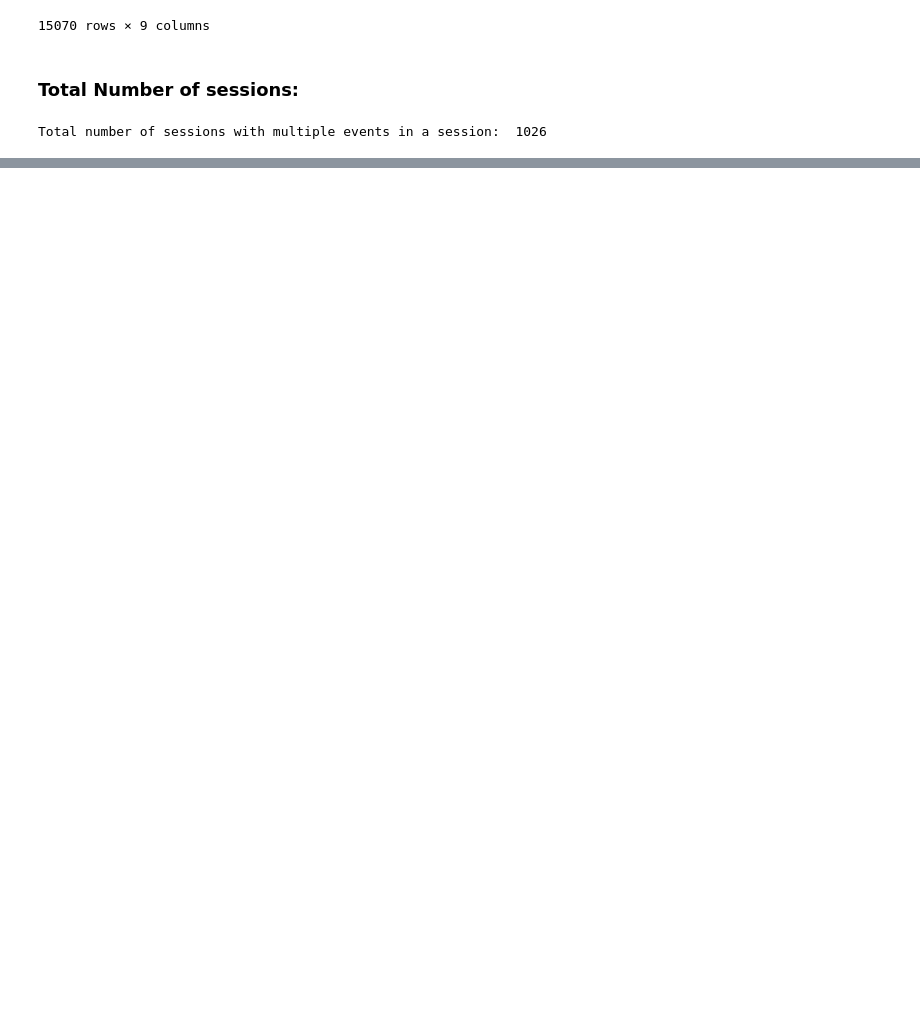
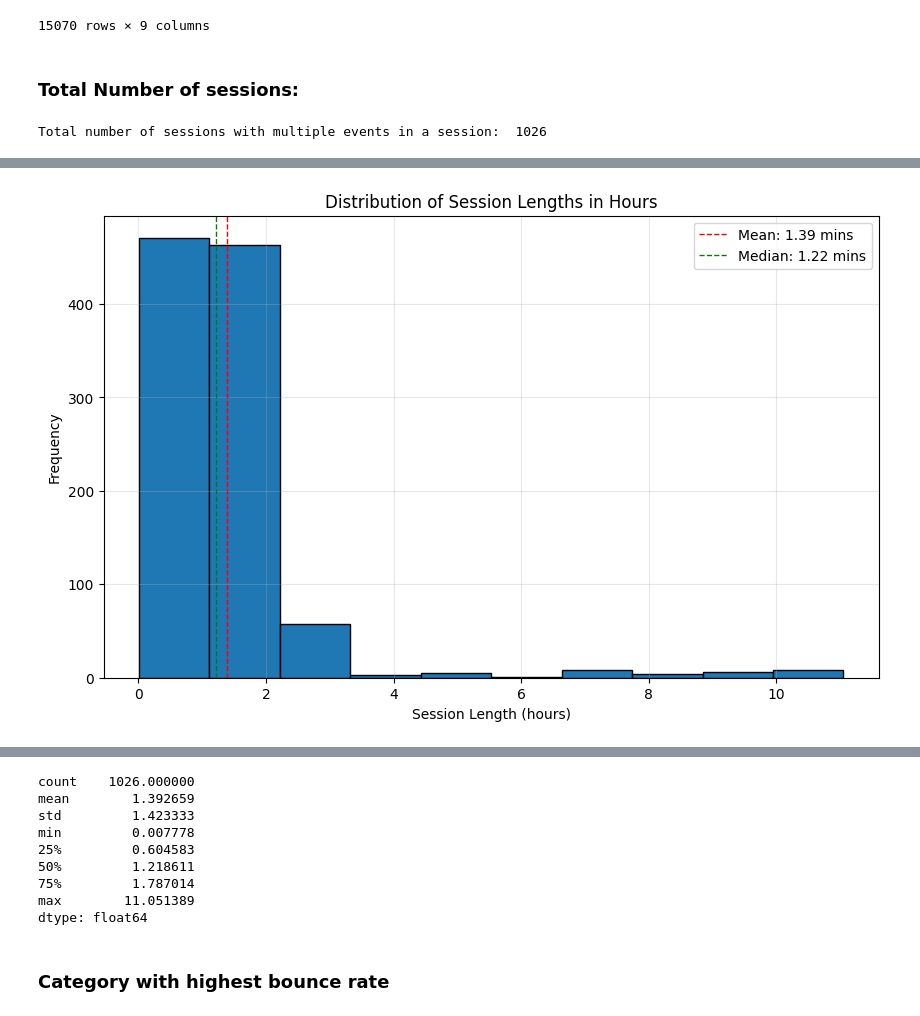
Before and after one commit to Charles-1994/recommender_system_BE, a Jupyter notebook: v2_data_exploration.ipynb, the cells around one changed output, grey strips where cells are left out. Saved outputs shown, nothing was run; the diff lists cells and outputs as text; code cells hidden in the pictures; blank space fills up the shorter version.

```diff
--- a/v2_data_exploration.ipynb
+++ b/v2_data_exploration.ipynb
@@ -115,0 +162,8 @@ Total number of sessions with multiple events in a session:  1026
+# %%
+# Calculate session length (in hours)
+session_lengths = (events_dedup.groupby('session_id')['datetime']
+                  .agg(['min', 'max'])
+                  .apply(lambda x: (x['max'] - x['min']).total_seconds() / 3600, axis=1))
+logger.info("Plotting histogram of session lengths in hours...")
+plot_histogram(session_lengths, xlabel = "Session Length (hours)", title = "Distribution of Session Lengths in Hours")
+# %% [output]
@@ -115,0 +171 @@ Total number of sessions with multiple events in a session:  1026
+[figure, added]
@@ -115,0 +173,11 @@ Total number of sessions with multiple events in a session:  1026
+count    1026.000000
+mean        1.392659
+std         1.423333
+min         0.007778
+25%         0.604583
+50%         1.218611
+75%         1.787014
+max        11.051389
+dtype: float64
+# %% [markdown]
+### Category with highest bounce rate
```
Also changed, not shown: parts of 29 cells of this notebook, 6 other files.
